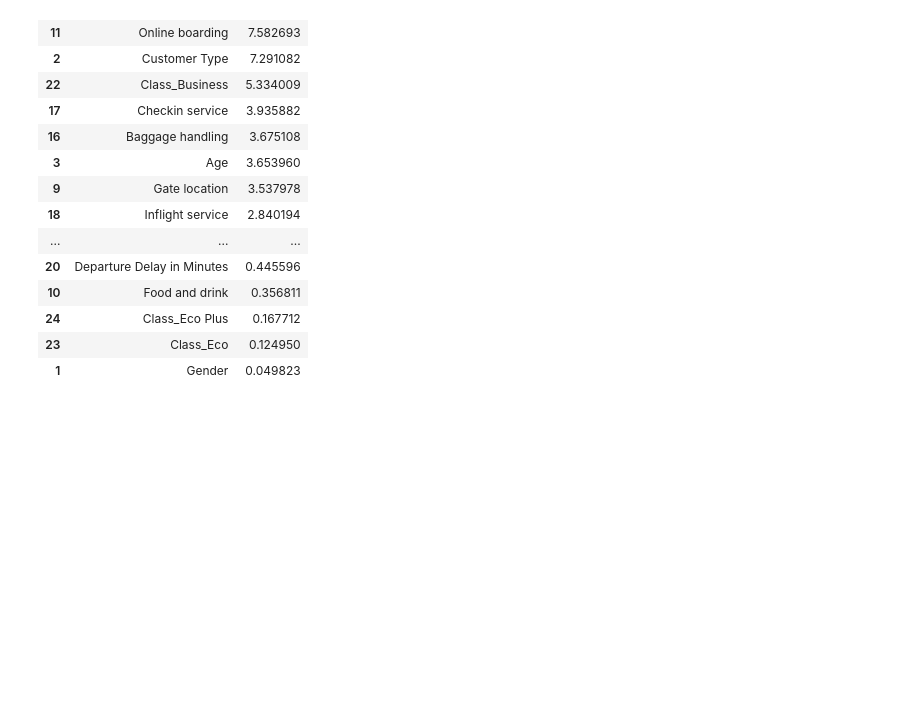
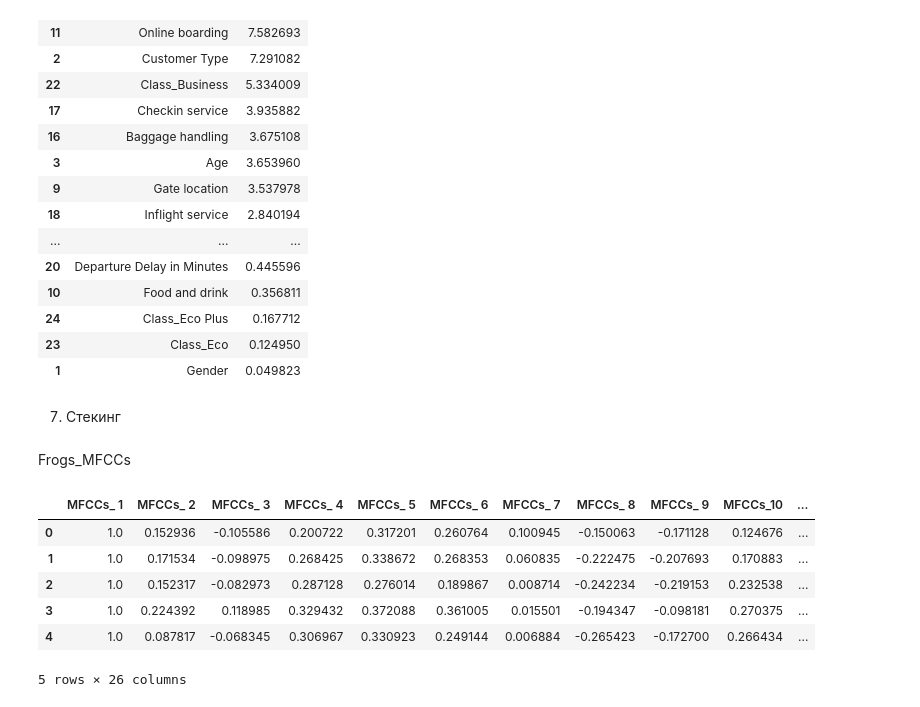
Before and after one commit to AlexGorel/IDE_NEW, a Jupyter notebook: MATH&ML-9. Математика ансамблевых методов/MATH&ML-9. Математика ансамблевых методов.ipynb, the cells around one changed output. Drawn from its saved outputs; the diff is of its cells as text; code cells hidden in the pictures; blank space fills up the shorter version.

```diff
--- a/MATH&ML-9. Математика ансамблевых методов/MATH&ML-9. Математика ансамблевых методов.ipynb
+++ b/MATH&ML-9. Математика ансамблевых методов/MATH&ML-9. Математика ансамблевых методов.ipynb
@@ -1044,3 +1044,18 @@ pd.DataFrame({'feat': feature_names,
 | 24 | Class_Eco Plus | 0.167712 |
 | 23 | Class_Eco | 0.124950 |
 | 1 | Gender | 0.049823 |
+# %% [markdown]
+7. Стекинг
+# %% [markdown]
+Frogs_MFCCs
+# %%
+df_7 = pd.read_csv('C:\скил\DST-156\IDE_NEW\MATH&ML-9. Математика ансамблевых методов/Frogs_MFCCs.csv')
+df_7.head()
+# %% [output]
+|  | MFCCs_ 1 | MFCCs_ 2 | MFCCs_ 3 | MFCCs_ 4 | MFCCs_ 5 | MFCCs_ 6 | MFCCs_ 7 | MFCCs_ 8 | MFCCs_ 9 | MFCCs_10 | ... |
+| 0 | 1.0 | 0.152936 | -0.105586 | 0.200722 | 0.317201 | 0.260764 | 0.100945 | -0.150063 | -0.171128 | 0.124676 | ... |
+| 1 | 1.0 | 0.171534 | -0.098975 | 0.268425 | 0.338672 | 0.268353 | 0.060835 | -0.222475 | -0.207693 | 0.170883 | ... |
+| 2 | 1.0 | 0.152317 | -0.082973 | 0.287128 | 0.276014 | 0.189867 | 0.008714 | -0.242234 | -0.219153 | 0.232538 | ... |
+| 3 | 1.0 | 0.224392 | 0.118985 | 0.329432 | 0.372088 | 0.361005 | 0.015501 | -0.194347 | -0.098181 | 0.270375 | ... |
+| 4 | 1.0 | 0.087817 | -0.068345 | 0.306967 | 0.330923 | 0.249144 | 0.006884 | -0.265423 | -0.172700 | 0.266434 | ... |
+5 rows × 26 columns
```
Also changed, not shown: parts of 12 cells of this notebook, 4 other files.
